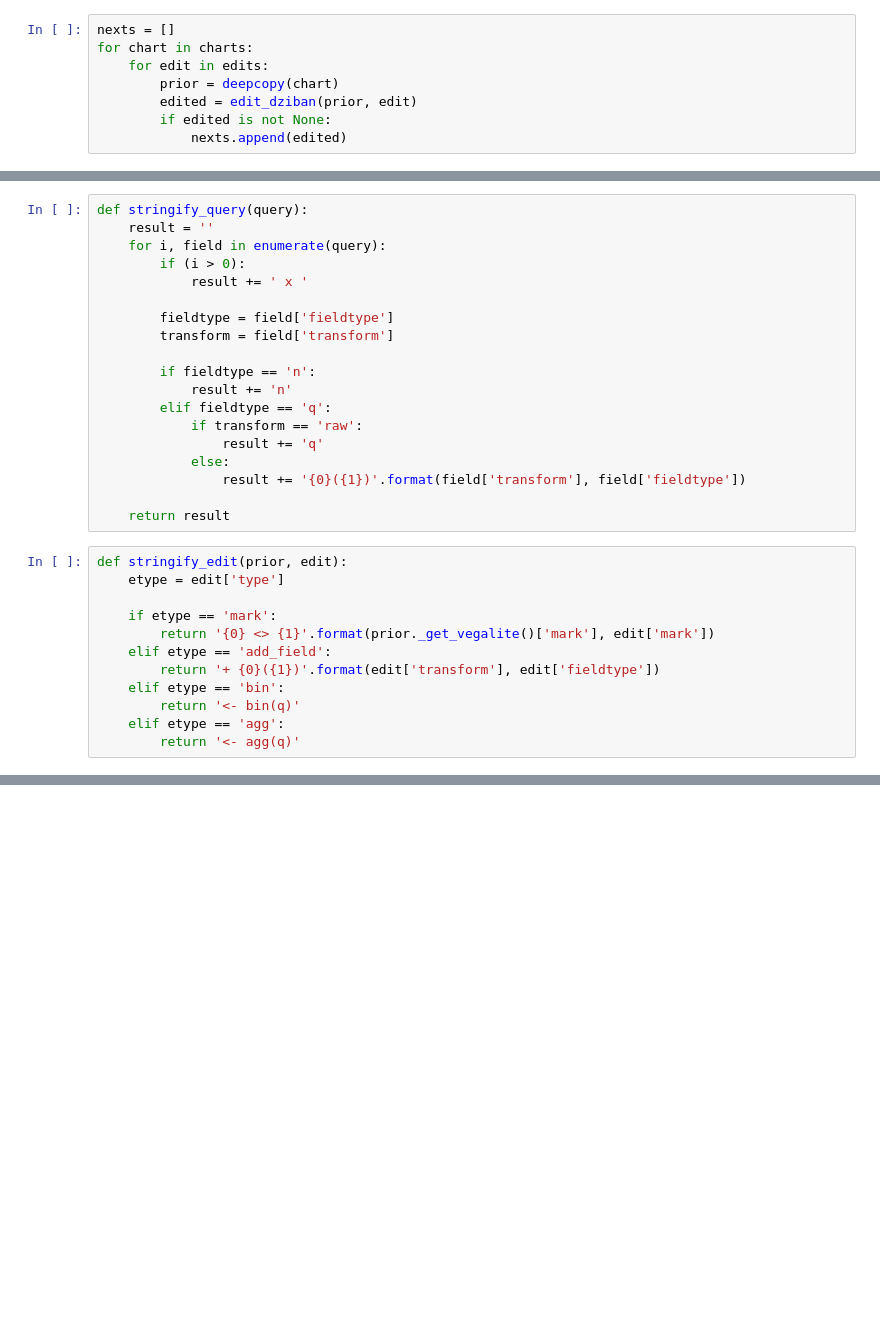
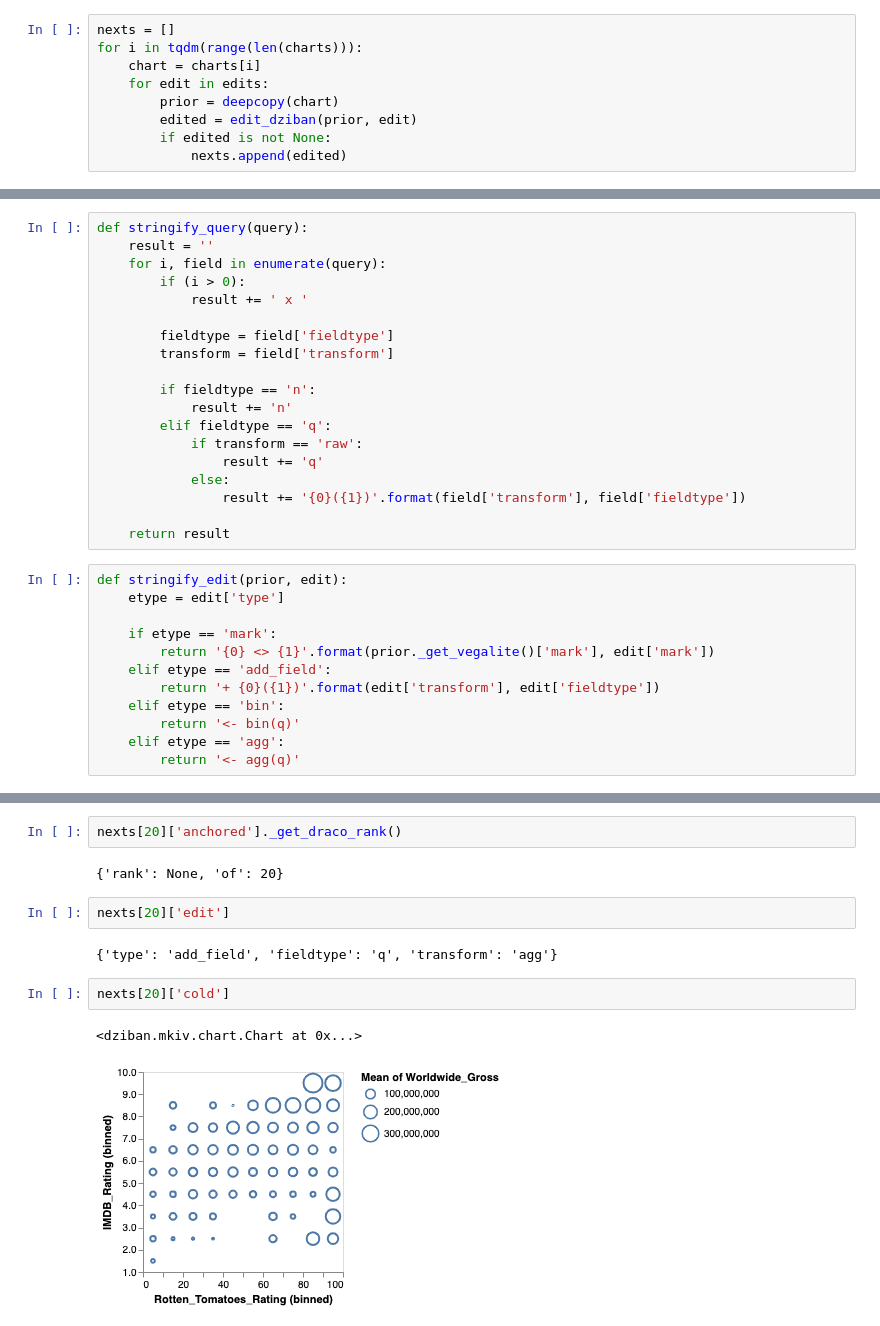
Before and after one commit to uwdata/dziban, a Jupyter notebook: analysis/Cold vs Anchored.ipynb, the cells around one changed output, grey strips where cells are left out. Saved outputs shown, nothing was run; the diff lists cells and outputs as text; blank space fills up the shorter version.

```diff
--- a/analysis/Cold vs Anchored.ipynb
+++ b/analysis/Cold vs Anchored.ipynb
@@ -199,7 +199,8 @@ def edit_dziban(dzi, edit):
     }
 # %%
 nexts = []
-for chart in charts:
+for i in tqdm(range(len(charts))):
+    chart = charts[i]
     for edit in edits:
         prior = deepcopy(chart)
         edited = edit_dziban(prior, edit)
@@ -292,0 +419,13 @@ df.head(len(df))
+# %%
+nexts[20]['anchored']._get_draco_rank()
+# %% [output]
+{'rank': None, 'of': 20}
+# %%
+nexts[20]['edit']
+# %% [output]
+{'type': 'add_field', 'fieldtype': 'q', 'transform': 'agg'}
+# %%
+nexts[20]['cold']
+# %% [output]
+<dziban.mkiv.chart.Chart at 0x...>
+[figure, added]
```
Also changed, not shown: parts of 9 cells of this notebook, 3 other files.
